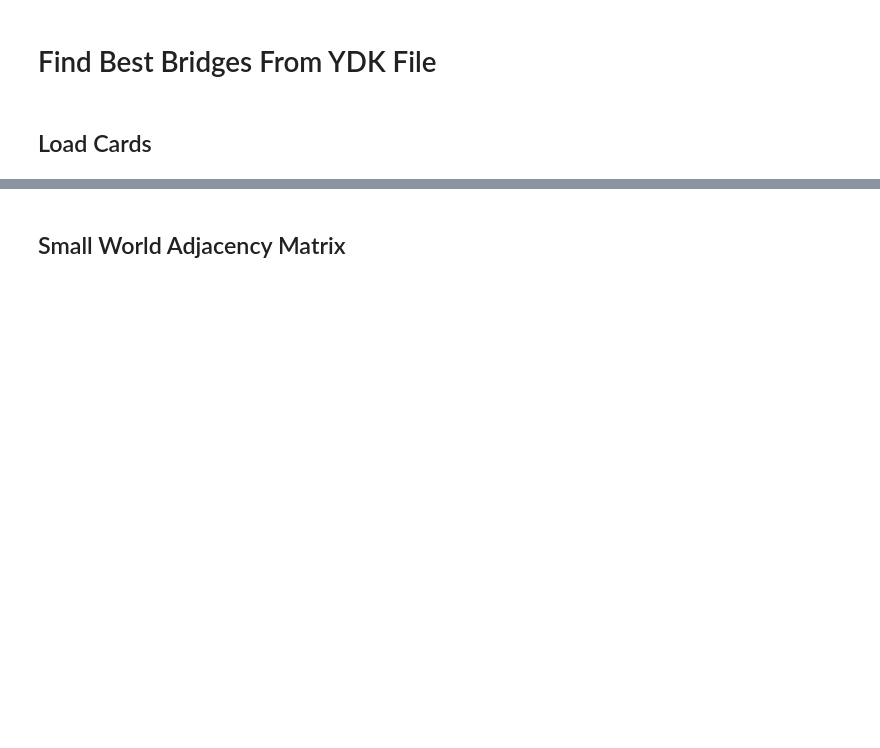
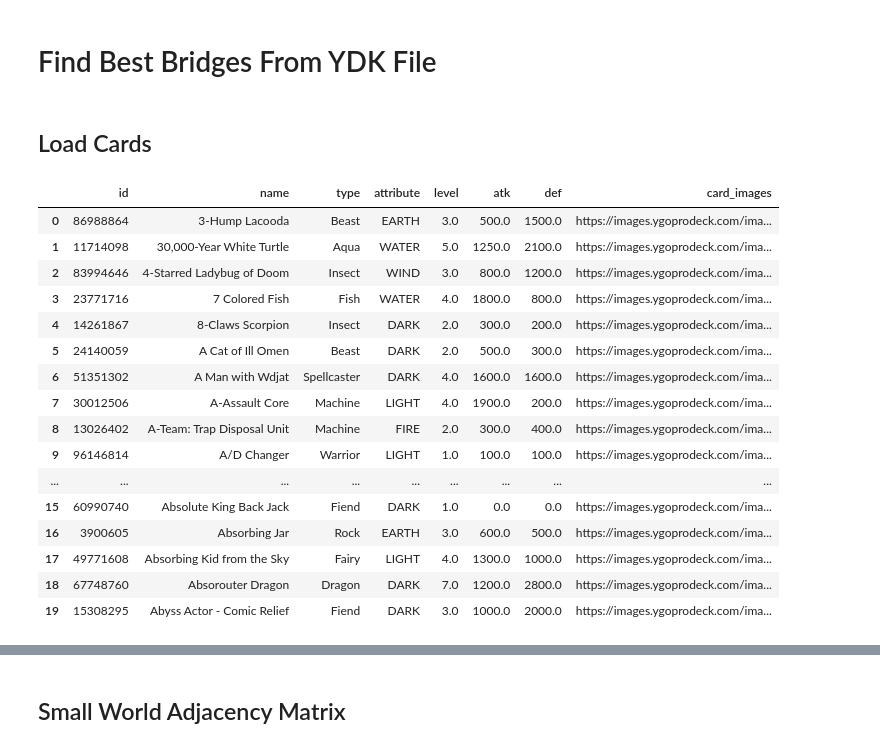
Before and after one commit to KennethJAllen/ygo-small-world, a Jupyter notebook: examples/bridge_generator_examples.ipynb, the cells around one changed output, grey strips where cells are left out. Drawn from its saved outputs; the diff is of its cells as text; code cells hidden in the pictures; blank space fills up the shorter version.

```diff
--- a/examples/bridge_generator_examples.ipynb
+++ b/examples/bridge_generator_examples.ipynb
@@ -10,6 +10,27 @@ from ygo_small_world import utils
 ## Load Cards
 # %%
 all_cards = AllCards()
+# %%
+df = all_cards.get_df()
+df.head(20)
+# %% [output]
+|  | id | name | type | attribute | level | atk | def | card_images |
+| 0 | 86988864 | 3-Hump Lacooda | Beast | EARTH | 3.0 | 500.0 | 1500.0 | https://images.ygoprodeck.com/ima... |
+| 1 | 11714098 | 30,000-Year White Turtle | Aqua | WATER | 5.0 | 1250.0 | 2100.0 | https://images.ygoprodeck.com/ima... |
+| 2 | 83994646 | 4-Starred Ladybug of Doom | Insect | WIND | 3.0 | 800.0 | 1200.0 | https://images.ygoprodeck.com/ima... |
+| 3 | 23771716 | 7 Colored Fish | Fish | WATER | 4.0 | 1800.0 | 800.0 | https://images.ygoprodeck.com/ima... |
+| 4 | 14261867 | 8-Claws Scorpion | Insect | DARK | 2.0 | 300.0 | 200.0 | https://images.ygoprodeck.com/ima... |
+| 5 | 24140059 | A Cat of Ill Omen | Beast | DARK | 2.0 | 500.0 | 300.0 | https://images.ygoprodeck.com/ima... |
+| 6 | 51351302 | A Man with Wdjat | Spellcaster | DARK | 4.0 | 1600.0 | 1600.0 | https://images.ygoprodeck.com/ima... |
+| 7 | 30012506 | A-Assault Core | Machine | LIGHT | 4.0 | 1900.0 | 200.0 | https://images.ygoprodeck.com/ima... |
+| 8 | 13026402 | A-Team: Trap Disposal Unit | Machine | FIRE | 2.0 | 300.0 | 400.0 | https://images.ygoprodeck.com/ima... |
+| 9 | 96146814 | A/D Changer | Warrior | LIGHT | 1.0 | 100.0 | 100.0 | https://images.ygoprodeck.com/ima... |
+| ... | ... | ... | ... | ... | ... | ... | ... | ... |
+| 15 | 60990740 | Absolute King Back Jack | Fiend | DARK | 1.0 | 0.0 | 0.0 | https://images.ygoprodeck.com/ima... |
+| 16 | 3900605 | Absorbing Jar | Rock | EARTH | 3.0 | 600.0 | 500.0 | https://images.ygoprodeck.com/ima... |
+| 17 | 49771608 | Absorbing Kid from the Sky | Fairy | LIGHT | 4.0 | 1300.0 | 1000.0 | https://images.ygoprodeck.com/ima... |
+| 18 | 67748760 | Absorouter Dragon | Dragon | DARK | 7.0 | 1200.0 | 2800.0 | https://images.ygoprodeck.com/ima... |
+| 19 | 15308295 | Abyss Actor - Comic Relief | Fiend | DARK | 3.0 | 1000.0 | 2000.0 | https://images.ygoprodeck.com/ima... |
 # %%
 ydk_file = here() / 'data' / 'sample_deck.ydk' # import relative to project root
 card_ids = utils.ydk_to_card_ids(ydk_file)
```
Also changed, not shown: parts of 6 cells of this notebook, 1 other file.
